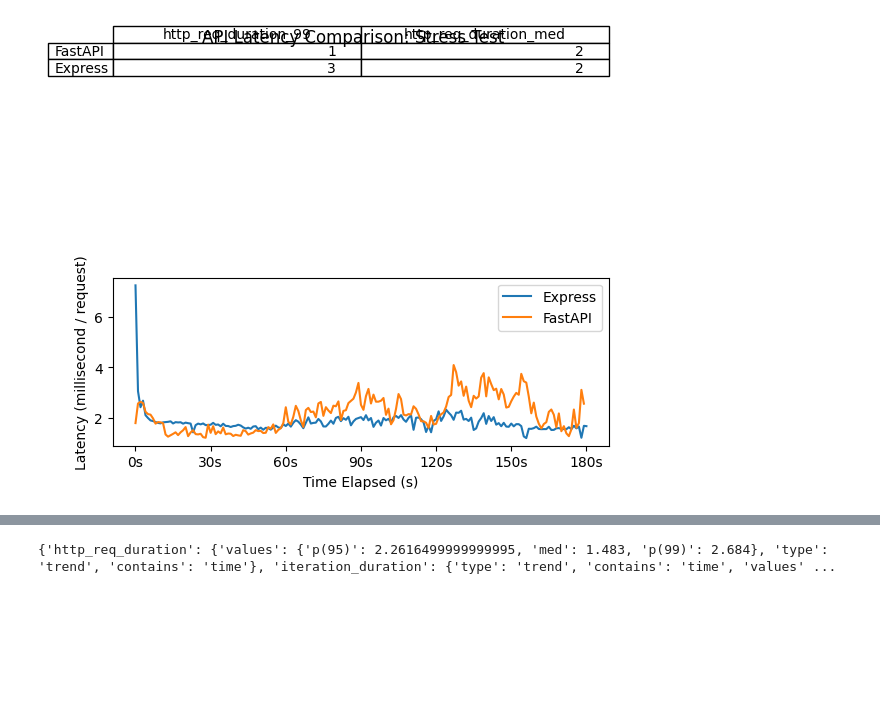
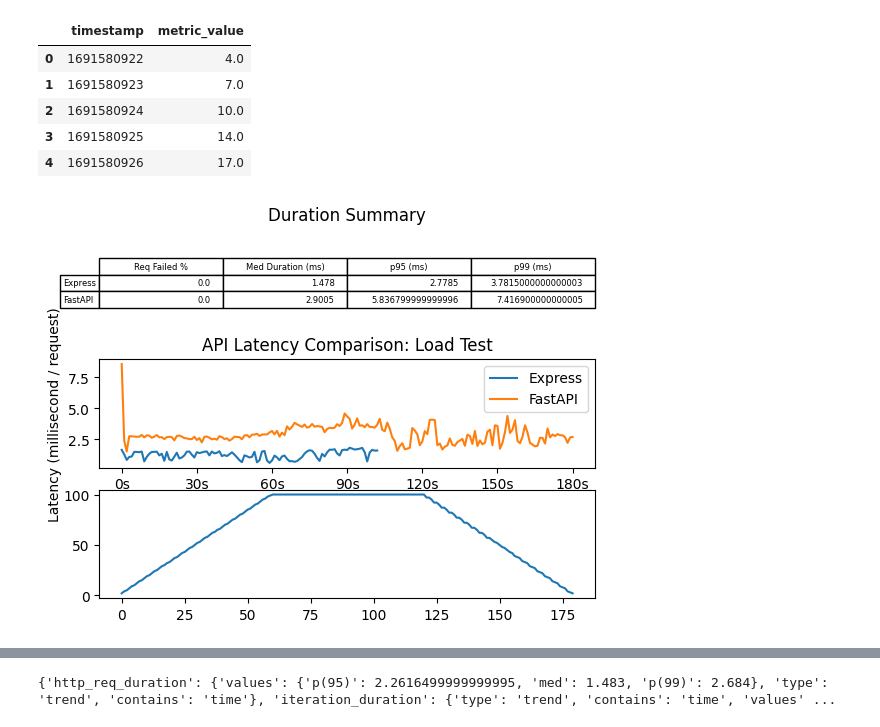
Before and after one commit to NateLeeP/api_load_test_project, a Jupyter notebook: timeseries_etl/timeseries_data_clean.ipynb, the cells around one changed output, grey strips where cells are left out. Saved outputs shown, nothing was run; the diff lists cells and outputs as text; code cells hidden in the pictures; blank space fills up the shorter version.

Commit message:
Add a summary output table and VUs chart to image

```diff
--- a/timeseries_etl/timeseries_data_clean.ipynb
+++ b/timeseries_etl/timeseries_data_clean.ipynb
@@ -4,0 +5,3 @@ import pandas.plotting.table as table
+# %%
+df = pd.read_csv('./csv/express_app_stress_test_timeseries.csv')
+df[df['metric_name'] == 'vus'][[ 'timestamp', 'metric_value']].groupby(df['timestamp']).median()
@@ -25,9 +63,31 @@ def create_timeseries_df(csv_file_path):
+# %%
+create_vus_df('./csv/express_app_timeseries.csv').head()
+# %% [output]
+|  | timestamp | metric_value |
+| 0 | 1691580922 | 4.0 |
+| 1 | 1691580923 | 7.0 |
+| 2 | 1691580924 | 10.0 |
+| 3 | 1691580925 | 14.0 |
+| 4 | 1691580926 | 17.0 |
+# %%
+# Function that accepts a summary output file and an application name and outputs a dataframe
+# Json must be formatted as summary output data by k6
+# Accepts a path to the json file
+def create_summary_output_df(json_file_path, app_name):
+    summary_data = {}
+    with open(json_file_path, "r") as json_file:
+        json_dict = json.load(json_file)
+        summary_data['Req Failed %'] = {app_name: json_dict['metrics']['http_req_failed']['values']['rate']}
+        summary_data['Med Duration (ms)'] = {app_name: json_dict['metrics']['http_req_duration']['values']['med']}
+        summary_data['p95 (ms)'] = {app_name: json_dict['metrics']['http_req_duration']['values']['p(95)']}
+        summary_data['p99 (ms)'] = {app_name: json_dict['metrics']['http_req_duration']['values']['p(99)']}
+    return pd.DataFrame(summary_data)
 # %%
-express_timeseries_df = create_timeseries_df('./csv/express_app_timeseries.csv')
-fastapi_timeseries_df = create_timeseries_df('./csv/fastapi_app_timeseries.csv')
+express_timeseries_df = create_timeseries_df('./csv/express-load-timeseries.csv')
+fastapi_timeseries_df = create_timeseries_df('./csv/fastapi-load-timeseries.csv')
 
-express_stress_test_timeseries_df = create_timeseries_df('./csv/express_app_stress_test_timeseries.csv')
-fastapi_stress_test_timeseries_df = create_timeseries_df('./csv/fastapi_app_stress_test_timeseries.csv')
+#express_stress_test_timeseries_df = create_timeseries_df('./csv/express_app_stress_test_timeseries.csv')
+#fastapi_stress_test_timeseries_df = create_timeseries_df('./csv/fastapi_app_stress_test_timeseries.csv')
 # %%
 def create_latency_comparison_timeseries_chart(duration_df1, duration_df2, title, test_name="load"):
     """
@@ -44,24 +104,29 @@ def create_latency_comparison_timeseries_chart(duration_df1, duration_df2, title
     """
     timeseries1 = duration_df1['timestamp'].apply(lambda x: x - duration_df1['timestamp'][0])
     timeseries2 = duration_df2['timestamp'].apply(lambda x: x - duration_df2['timestamp'][0])
-    fig, (ax1, ax2) = plt.subplots(2,1)
+    fig, (ax1, ax2, ax3) = plt.subplots(3,1)
     ax2.plot(timeseries1, duration_df1['metric_value'], label="Express")
     ax2.plot(timeseries2, duration_df2['metric_value'], label="FastAPI")
     ax2.set_ylabel('Latency (millisecond / request)')
     ax2.set_xlabel('Time Elapsed (s)')
     ax2.set_xticks([0, 30, 60, 90, 120, 150, 180], labels=['0s', '30s', '60s', '90s', '120s', '150s', '180s'])
     ax2.legend()
-    df = pd.DataFrame({'http_req_duration_99': {'FastAPI': 1, 'Express':3}, 'http_req_duration_med': {'FastAPI': 2, 'Express': 2}})
+    ax2.set_title(title)
+    df = create_summary_output_df('./summary_outputs/summary_output_load_express.json', 'Express')
+    df2 = create_summary_output_df('./summary_outputs/summary_output_load_fastapi.json', 'FastAPI')
+    df3 = pd.concat([df, df2])
     ax1.axis('off')
-
-    ax1.table(cellText=df.values, colLabels=df.columns, rowLabels=["FastAPI", "Express"], loc='top')
-    fig.suptitle(title)
+    ax1.set_title('Duration Summary')
+    ax1.table(cellText=df3.values, colLabels=df3.columns, rowLabels=['Express', 'FastAPI'], loc='center')
+    vus_df = create_vus_df('./csv/express-load-timeseries.csv')
+    timeseries3 = vus_df['timestamp'].apply(lambda x: x - vus_df['timestamp'][0])
+    ax3.plot(timeseries3, vus_df['metric_value'], label="VUs")
     fig.savefig(f"./{test_name}_test_comparison_timeseries.png")
     plt.show()
 # %%
-create_latency_comparison_timeseries_chart(express_stress_test_timeseries_df, fastapi_stress_test_timeseries_df, "API Latency Comparison: Stress Test", 'stress')
+create_latency_comparison_timeseries_chart(express_timeseries_df, fastapi_timeseries_df, "API Latency Comparison: Load Test", 'stress')
 # %% [output]
-[figure, old version]
+[figure, new version]
 # %%
 df = pd.DataFrame({'http_req_duration_99': {'FastAPI': 1, 'Express':3}, 'http_req_duration_med': {'FastAPI': 2, 'Express': 2}})
 fig, ax = plt.subplots()
```
Also changed, not shown: parts of 4 cells of this notebook, 1 other file.
